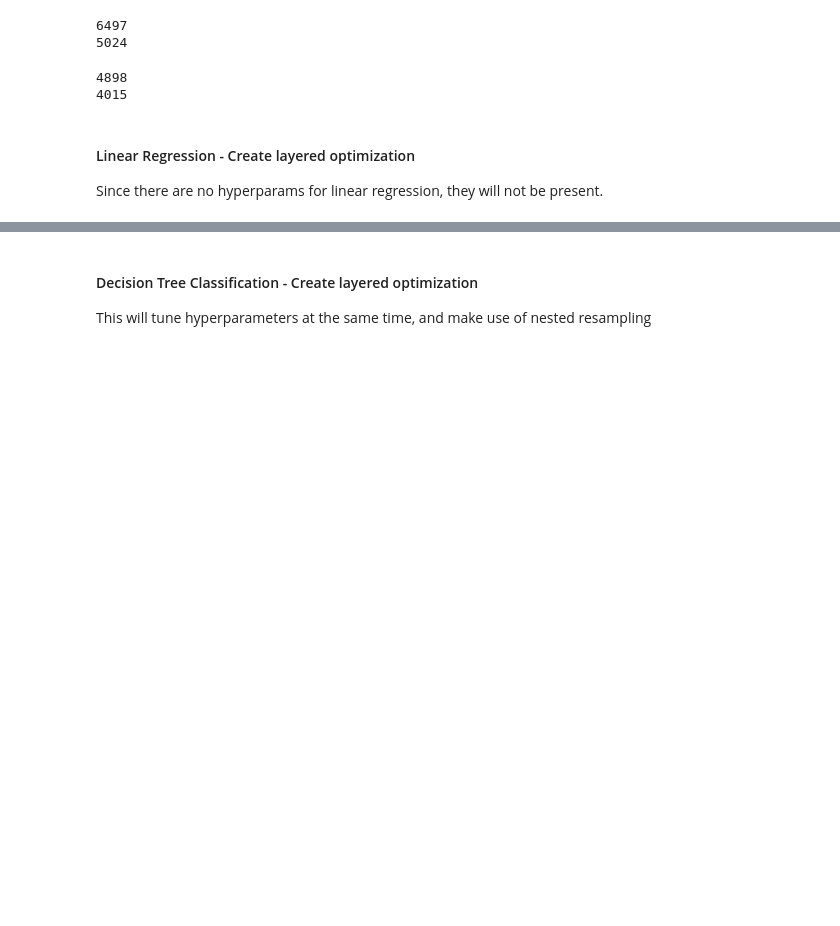
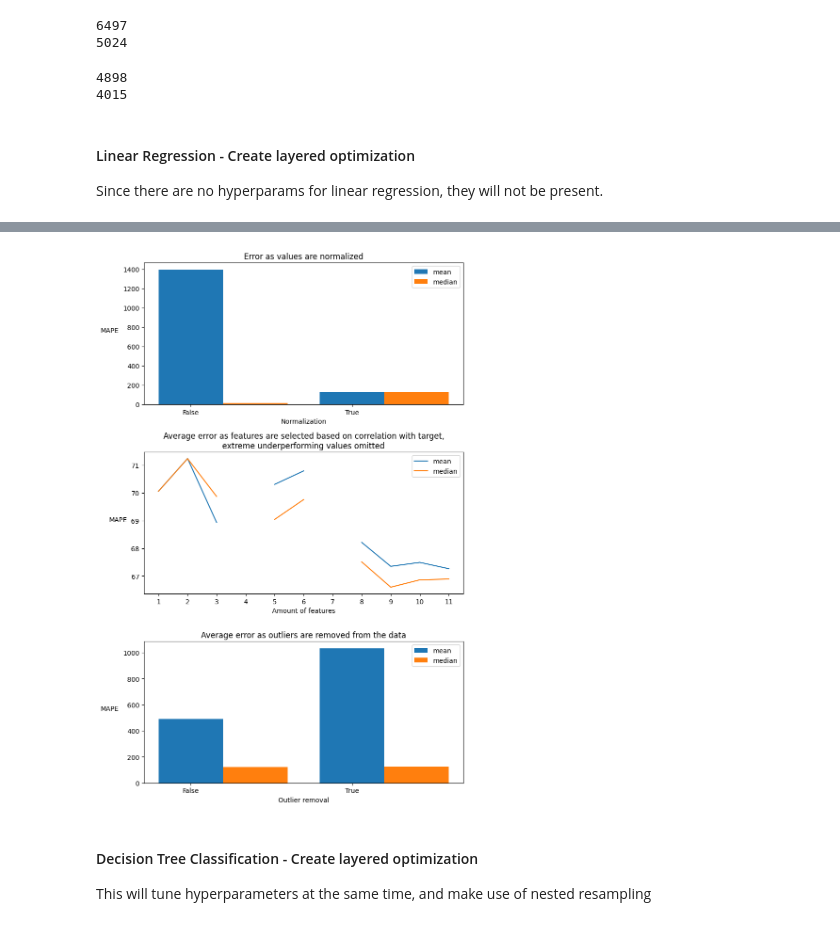
Before and after one commit to COSC5557/pipeline-optimization-Mikey-E, a Jupyter notebook: pipe.ipynb, the cells around one changed output, grey strips where cells are left out. Drawn from its saved outputs; the diff is of its cells as text; code cells hidden in the pictures; blank space fills up the shorter version.

```diff
--- a/pipe.ipynb
+++ b/pipe.ipynb
@@ -199,18 +200,26 @@ from sklearn.linear_model import LinearRegression
 from sklearn.metrics import mean_absolute_percentage_error
 from sklearn.model_selection import train_test_split
 
+#Create dataframe to store results for further analysis
+df_reg_results_types = {
+    "Normalized"    :   "bool",
+    "FeatureAmt"    :   "int",
+    "SampleReduce"  :   "bool",
+    "MAPE"          :   "float",
+}
+df_reg_results = pd.DataFrame(columns=df_reg_results_types.keys()).astype(df_reg_results_types)
+
 #Create the nested loops of optimization
 for is_norm in [False, True]:
-    for is_feature_reduce in [False, True]:
+    for feature_amt in [amt for amt in range(1, len(df_white.columns))]:#Will test every feature subset from the 1 sole top feature to using every feature
         for is_sample_reduce in [False, True]:
             df_curr = df_white.copy(deep=True)
             train, test = train_test_split(df_curr, test_size=0.2, random_state=0) #Remember - also shuffles
             if is_norm:
                 train = pipe_normalize(train)
                 test = pipe_normalize(test)
-            if is_feature_reduce:
-                train = pipe_feature_reduce(train, target_name="quality")
-                test = pipe_feature_reduce(test, target_name="quality")
+            train = pipe_feature_reduce(train, target_name="quality", amt=feature_amt)
+            test = pipe_feature_reduce(test, target_name="quality", amt=feature_amt)
             if is_sample_reduce:
                 train = pipe_sample_reduce(train)
                 #No reduction from test-set
@@ -222,5 +231,6 @@ for is_norm in [False, True]:
             LR_model.fit(X_train, y_train)
             y_pred = LR_model.predict(X_test)
             mape = mean_absolute_percentage_error(y_test, y_pred) * 100
-            print("normalized? {0}, feature reduce? {1}, sample reduce? {2}, MAPE: {3:.3f}".format(is_norm, is_feature_reduce, is_sample_reduce, mape))
+            print("normalized? {0}, features used: {1}, sample reduce? {2}, MAPE: {3:.3f}".format(is_norm, feature_amt, is_sample_reduce, mape))
+            df_reg_results.loc[len(df_reg_results.index)] = [is_norm, feature_amt, is_sample_reduce, mape]
 # %% [output]
@@ -235,3 +264,59 @@ normalized? True, feature reduce? True, sample reduce? True, MAPE: 131.229
+# %%
+#Plot performance across the changes in pipeline steps.
+#Normalization
+normalization_bool_vals = [False, True]
+normalization_mapes_mean = [df_reg_results[df_reg_results["Normalized"] == val]["MAPE"].mean() for val in normalization_bool_vals]
+normalization_mapes_med = [df_reg_results[df_reg_results["Normalized"] == val]["MAPE"].median() for val in normalization_bool_vals]
+
+#Feature reduction
+feature_amt_vals = [val for val in range(1, len(df_white.columns))]
+feature_amt_mapes_mean = [df_reg_results[df_reg_results["FeatureAmt"] == val]["MAPE"].mean() for val in feature_amt_vals]
+feature_amt_mapes_med = [df_reg_results[df_reg_results["FeatureAmt"] == val]["MAPE"].median() for val in feature_amt_vals]
+
+#Outlier removal from feature_amt_mapes_mean so values of interest are not squashed on the graph
+outlier_threshold = 5
+mape_min = min(feature_amt_mapes_mean)
+feature_amt_mapes_mean = [(None if val > outlier_threshold * mape_min else val) for val in feature_amt_mapes_mean]
+mape_min = min(feature_amt_mapes_med)
+feature_amt_mapes_med = [(None if val > outlier_threshold * mape_min else val) for val in feature_amt_mapes_med]
+
+#Sample reduction (outlier removal)
+sample_bool_vals = [False, True]
+sample_mapes_mean = [df_reg_results[df_reg_results["SampleReduce"] == val]["MAPE"].mean() for val in sample_bool_vals]
+sample_mapes_med = [df_reg_results[df_reg_results["SampleReduce"] == val]["MAPE"].median() for val in sample_bool_vals]
+
+fig, axs = plt.subplots(3, 1, figsize=(8,12))
+
+bar_width = 0.4
+axs[0].bar(np.array([0 if val == False else 1 for val in normalization_bool_vals]), normalization_mapes_mean, width=bar_width, label="mean")
+axs[0].bar(np.array([0 if val == False else 1 for val in normalization_bool_vals]) + bar_width, normalization_mapes_med, width=bar_width, label="median")
+axs[0].set_xticks(normalization_bool_vals, ["False" if val == False else "True" for val in normalization_bool_vals])
+axs[0].set_title("Error as values are normalized")
+axs[0].set_xlabel("Normalization")
+axs[0].legend()
+
+axs[1].plot(feature_amt_vals, feature_amt_mapes_mean, label="mean")
+axs[1].plot(feature_amt_vals, feature_amt_mapes_med, label="median")
+axs[1].set_xticks(feature_amt_vals)
+axs[1].set_title("Average error as features are selected based on correlation with target,\nextreme underperforming values omitted")
+axs[1].set_xlabel("Amount of features")
+axs[1].legend()
+
+axs[2].bar(np.array([0 if val == False else 1 for val in sample_bool_vals]), sample_mapes_mean, width=bar_width, label="mean")
+axs[2].bar(np.array([0 if val == False else 1 for val in sample_bool_vals]) + bar_width, sample_mapes_med, width=bar_width, label="median")
+axs[2].set_xticks(sample_bool_vals, ["False" if val == False else "True" for val in normalization_bool_vals])
+axs[2].set_title("Average error as outliers are removed from the data")
+axs[2].set_xlabel("Outlier removal")
+axs[2].legend()
+
+for ax in range(3):
+    axs[ax].set_ylabel("MAPE", rotation=0, labelpad=20)
+
+plt.tight_layout()
+
+plt.savefig("regression_performance")
+# %% [output]
+[figure, added]
 # %% [markdown]
 #### Decision Tree Classification - Create layered optimization
 
```
Also changed, not shown: parts of 4 cells of this notebook, 1 other file.
